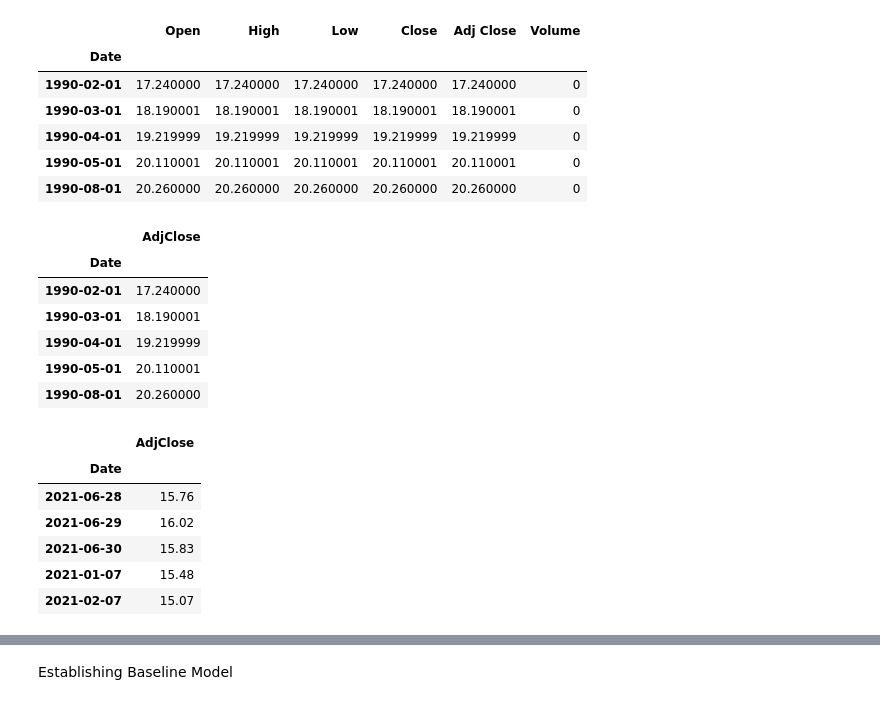
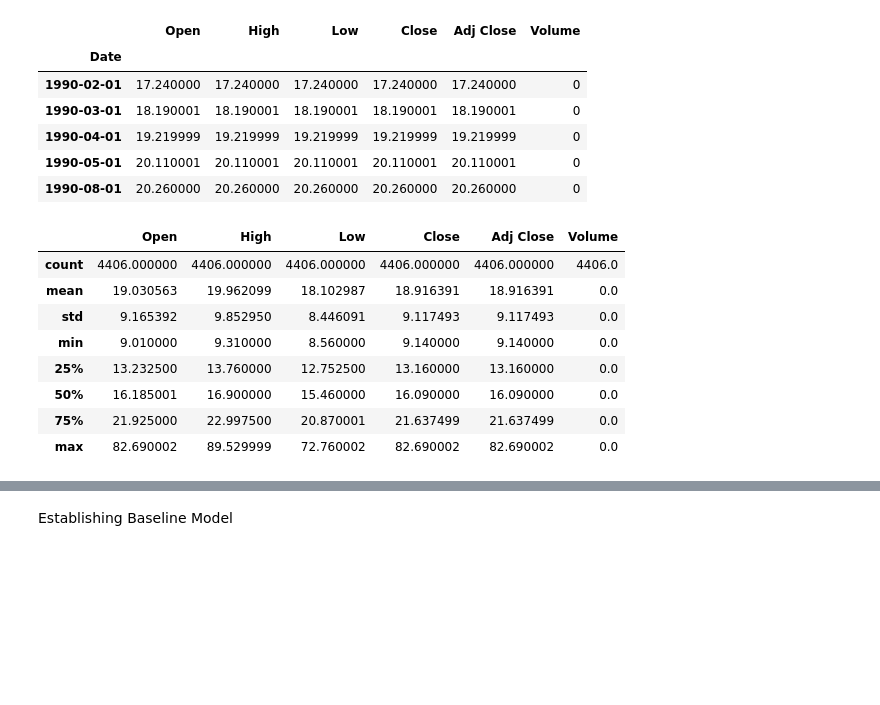
Before and after one commit to kahhotan/Coding-Projects, a Jupyter notebook: Time_Series.ipynb, the cells around one changed output, grey strips where cells are left out. Saved outputs shown, nothing was run; the diff lists cells and outputs as text; code cells hidden in the pictures; blank space fills up the shorter version.

```diff
--- a/Time_Series.ipynb
+++ b/Time_Series.ipynb
@@ -37,32 +38,17 @@ df.head()
 | 1990-04-01 | 19.219999 | 19.219999 | 19.219999 | 19.219999 | 19.219999 | 0 |
 | 1990-05-01 | 20.110001 | 20.110001 | 20.110001 | 20.110001 | 20.110001 | 0 |
 | 1990-08-01 | 20.260000 | 20.260000 | 20.260000 | 20.260000 | 20.260000 | 0 |
-# %%
-df = df.rename(columns = {'Adj Close' : 'AdjClose'})
-# %%
-#select only AdjClose, create new dataframe
-df = df[["AdjClose"]].copy()
-# %%
-#Set frequency to daily
-
-df.index = df.index.to_period ('D')
+# %%
+df = df.loc['2004':] #Select 2004 onwards due to calculation changes in VIX
 # %%
-df.head()
+df.describe()
 # %% [output]
-|  | AdjClose |
-| Date |  |
-| 1990-02-01 | 17.240000 |
-| 1990-03-01 | 18.190001 |
-| 1990-04-01 | 19.219999 |
-| 1990-05-01 | 20.110001 |
-| 1990-08-01 | 20.260000 |
+|  | Open | High | Low | Close | Adj Close | Volume |
+| count | 4406.000000 | 4406.000000 | 4406.000000 | 4406.000000 | 4406.000000 | 4406.0 |
+| mean | 19.030563 | 19.962099 | 18.102987 | 18.916391 | 18.916391 | 0.0 |
+| std | 9.165392 | 9.852950 | 8.446091 | 9.117493 | 9.117493 | 0.0 |
+| min | 9.010000 | 9.310000 | 8.560000 | 9.140000 | 9.140000 | 0.0 |
+| 25% | 13.232500 | 13.760000 | 12.752500 | 13.160000 | 13.160000 | 0.0 |
+| 50% | 16.185001 | 16.900000 | 15.460000 | 16.090000 | 16.090000 | 0.0 |
+| 75% | 21.925000 | 22.997500 | 20.870001 | 21.637499 | 21.637499 | 0.0 |
+| max | 82.690002 | 89.529999 | 72.760002 | 82.690002 | 82.690002 | 0.0 |
-# %%
-vix.tail()
-# %% [output]
-|  | AdjClose |
-| Date |  |
-| 2021-06-28 | 15.76 |
-| 2021-06-29 | 16.02 |
-| 2021-06-30 | 15.83 |
-| 2021-01-07 | 15.48 |
-| 2021-02-07 | 15.07 |
```
Also changed, not shown: parts of 28 cells of this notebook.
